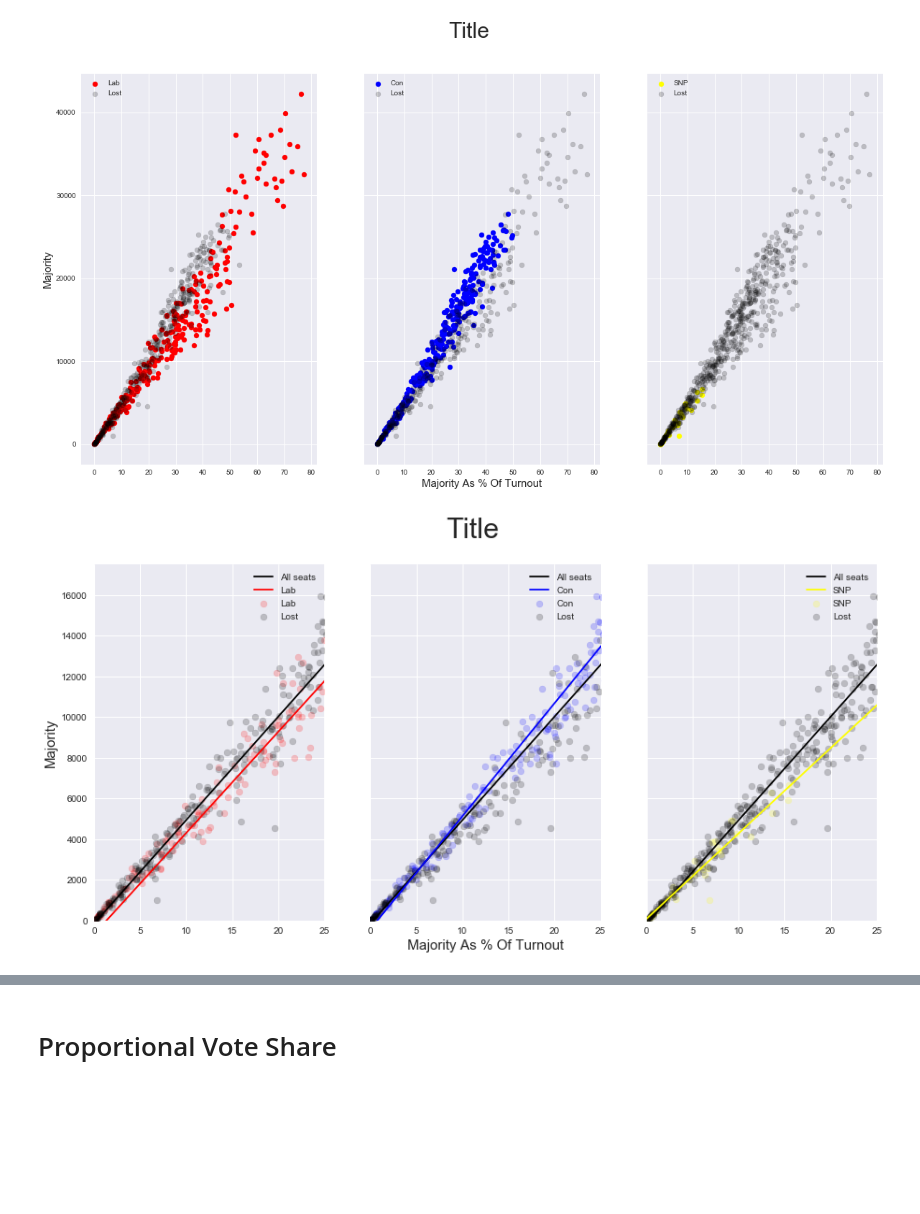
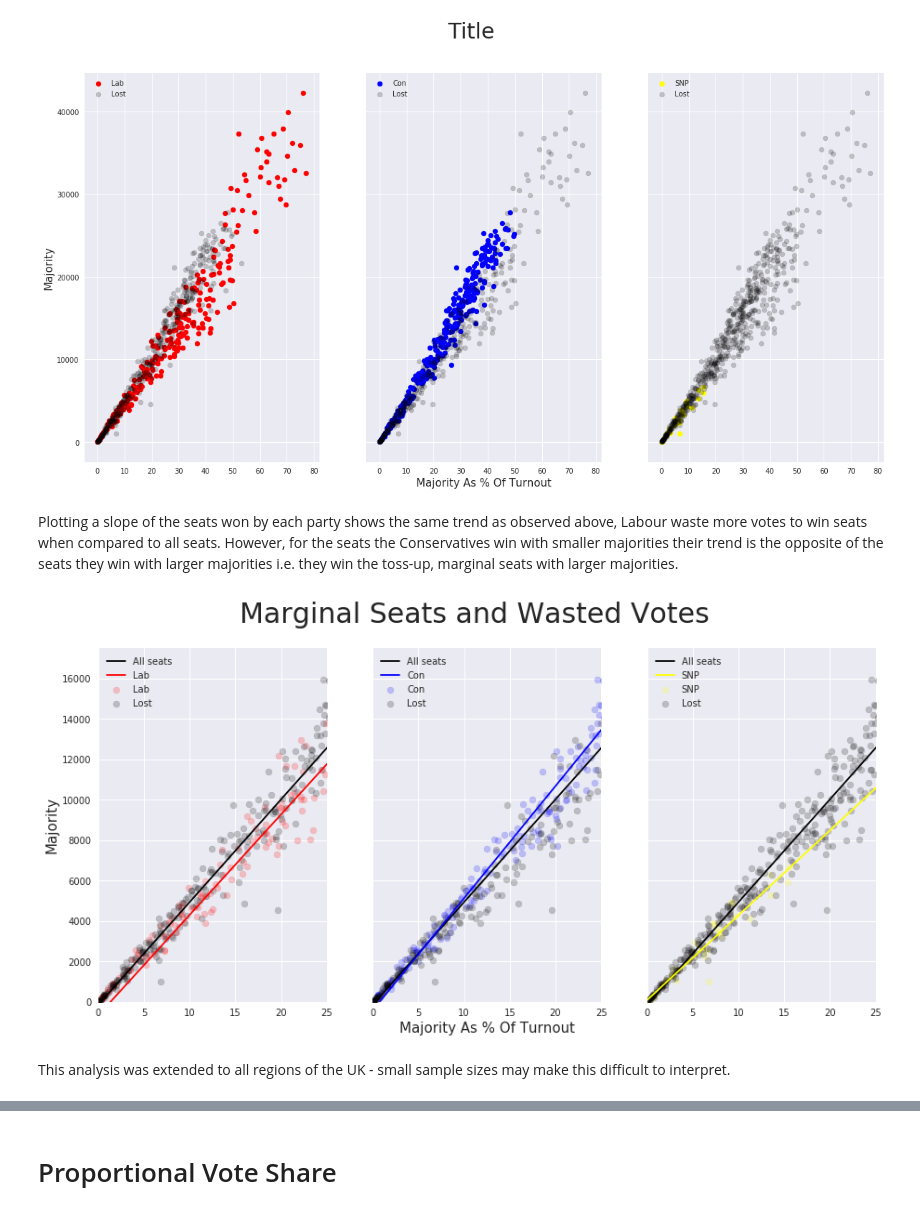
Before and after one commit to madden1706/GE2017, a Jupyter notebook: GE2017_2.ipynb, the cells around one changed output, grey strips where cells are left out. Cells and saved outputs as stored; diff of their text form; code cells hidden in the pictures; blank space fills up the shorter version.

```diff
--- a/GE2017_2.ipynb
+++ b/GE2017_2.ipynb
@@ -258,13 +277,13 @@ ax[2].legend();
+# %% [markdown]
+Plotting a slope of the seats won by each party shows the same trend as observed above, Labour waste more votes to win seats when compared to all seats. However, for the seats the Conservatives win with smaller majorities their trend is the opposite of the seats they win with larger majorities i.e. they win the toss-up, marginal seats with larger majorities.
 # %%
-import scipy.stats as stats
-
 GE17["waste_votes"] = (GE17["majority"]/GE17["valid_votes"]*100)
 
 slope, intercept, r_value, p_value, std_err = stats.linregress(GE17["waste_votes"] ,GE17["majority"])
 
 f, ax = plt.subplots(1,3 ,sharex=True, sharey=True, figsize=[15,7])
 
-f.suptitle('Title', size=30)
+f.suptitle('Marginal Seats and Wasted Votes', size=30)
 ax[0].set_xlim(left=0, right=25)
 ax[0].set_ylim(bottom=0, top=17500)
 
@@ -294,34 +313,36 @@ ax[2].scatter(GE17[GE17["first_party"]!="SNP"]["waste_votes"], GE17[GE17["first_
            label = "Lost", alpha=0.2)
 ax[2].plot([0, 100],  [intercept +slope*0, intercept +slope*100], color="black", label='All seats')
 
 
 
 
 def pearson_r(self):
     return stats.linregress(GE17[GE17["first_party"]==self]["waste_votes"],
                                                                   GE17[GE17["first_party"]==self]["majority"])
 
 to_plot = ["Lab", "Con", "SNP"]
 colour = ["red","blue", "yellow"]
 
 plots = 0
 for i in to_plot:
     slope, intercept, r_value, p_value, std_err = pearson_r(i)
     #print(slope)
     ax[plots].plot([0, 100],  [intercept +slope*0, intercept +slope*100], color=colour[plots], label= "{}".format(i))
 
     plots+= 1
 
 ax[0].legend()
 ax[1].legend()
 ax[2].legend();
 
 #f.savefig("plot.png")
 
 #have another subplot with majoritry vs low waste_votes?
 #Pearson's line + con int for all and each party.
 # %% [output]
-[figure, old version]
+[figure, new version]
+# %% [markdown]
+This analysis was extended to all regions of the UK - small sample sizes may make this difficult to interpret.
 # %%
 grid = plt.GridSpec(4, 3, wspace=0.2, hspace=0.2)
 fig = plt.figure(figsize=(20, 20))
```
Also changed, not shown: parts of 27 cells of this notebook.
